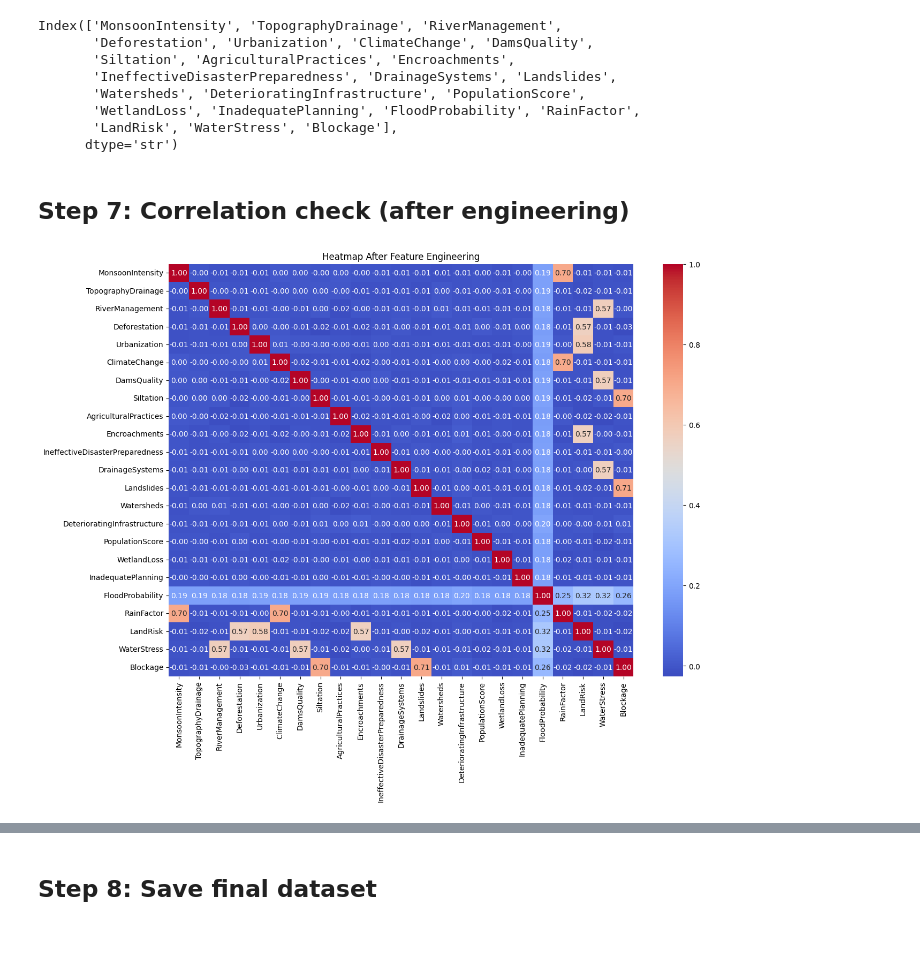
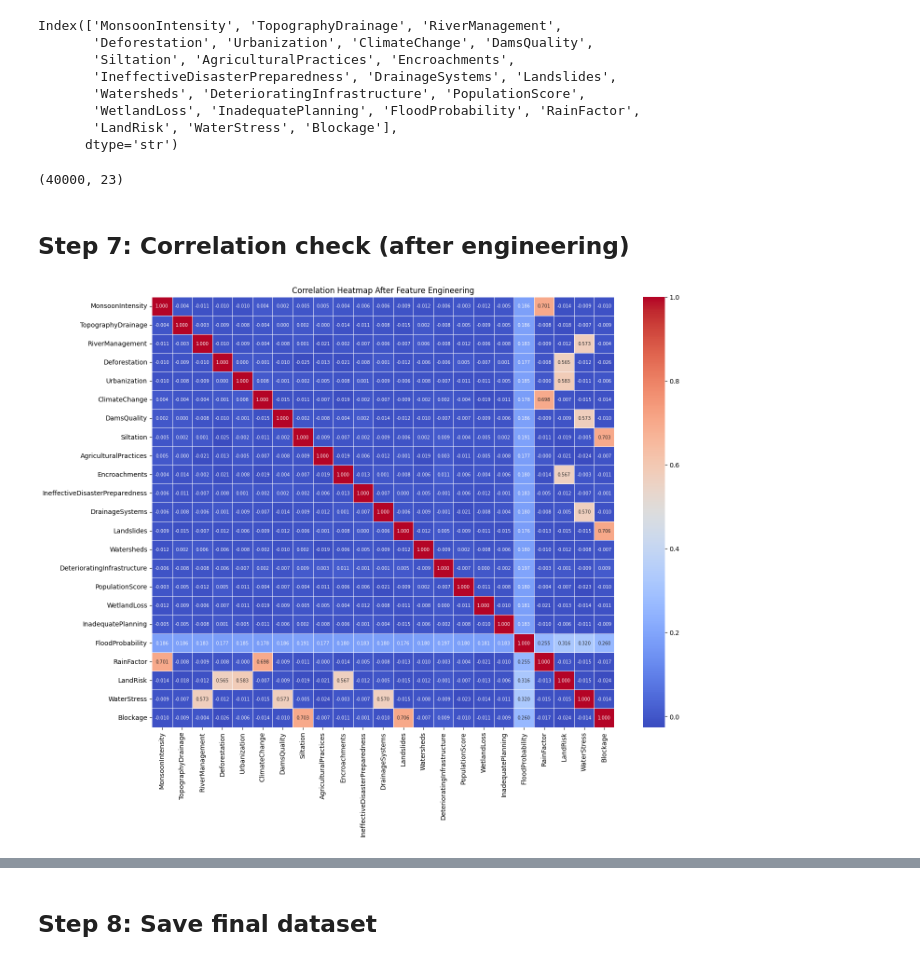
Before and after one commit to Sudin1010/floodPredictSystem, a Jupyter notebook: notebooks/03_Feature_Engineering.ipynb, the cells around one changed output, grey strips where cells are left out. Cells and saved outputs as stored; diff of their text form; code cells hidden in the pictures.

```diff
--- a/notebooks/03_Feature_Engineering.ipynb
+++ b/notebooks/03_Feature_Engineering.ipynb
@@ -25,17 +25,30 @@ df = df.drop(["CoastalVulnerability", "PoliticalFactors"], axis=1)
 # %% [markdown]
 ## Step 4: Create new features (core logic)
 # %%
-# Rain + climate effect
-df["RainFactor"] = df["MonsoonIntensity"] * df["ClimateChange"]
+# Rain and climate interaction
+df["RainFactor"] = (
+    df["MonsoonIntensity"] * df["ClimateChange"]
+)
 
-# Land pressure (human activities)
-df["LandRisk"] = df["Deforestation"] + df["Urbanization"] + df["Encroachments"]
+# Land pressure from human activities
+df["LandRisk"] = (
+    df["Deforestation"] +
+    df["Urbanization"] +
+    df["Encroachments"]
+) / 3
 
-# Water system stress
-df["WaterStress"] = df["RiverManagement"] + df["DrainageSystems"] + df["DamsQuality"]
+# Water management stress
+df["WaterStress"] = (
+    df["RiverManagement"] +
+    df["DrainageSystems"] +
+    df["DamsQuality"]
+) / 3
 
-# Blockage factor
-df["Blockage"] = df["Siltation"] + df["Landslides"]
+# River/soil blockage factor
+df["Blockage"] = (
+    df["Siltation"] +
+    df["Landslides"]
+) / 2
 # %% [markdown]
 ## Step 5: Check dataset
 # %%
@@ -50,15 +63,28 @@ Index(['MonsoonIntensity', 'TopographyDrainage', 'RiverManagement',
        'WetlandLoss', 'InadequatePlanning', 'FloodProbability', 'RainFactor',
        'LandRisk', 'WaterStress', 'Blockage'],
       dtype='str')
+# %%
+df.shape
+# %% [output]
+(40000, 23)
 # %% [markdown]
 ## Step 7: Correlation check (after engineering)
 # %%
 import matplotlib.pyplot as plt
 import seaborn as sns
 
-plt.figure(figsize=(14,10))
-sns.heatmap(df.corr(), annot=True, fmt=".2f", cmap="coolwarm")
-plt.title("Heatmap After Feature Engineering")
+plt.figure(figsize=(16, 12))
+
+sns.heatmap(
+    df.corr(),
+    annot=True,
+    fmt=".f",
+    cmap="coolwarm",
+    linewidths=0.5,
+    annot_kws={"size": 7}
+)
+
+plt.title("Correlation Heatmap After Feature Engineering")
 plt.show()
 # %% [output]
-[figure, old version]
+[figure, new version]
```
Also changed, not shown: parts of 7 cells of this notebook, 14 other files.
